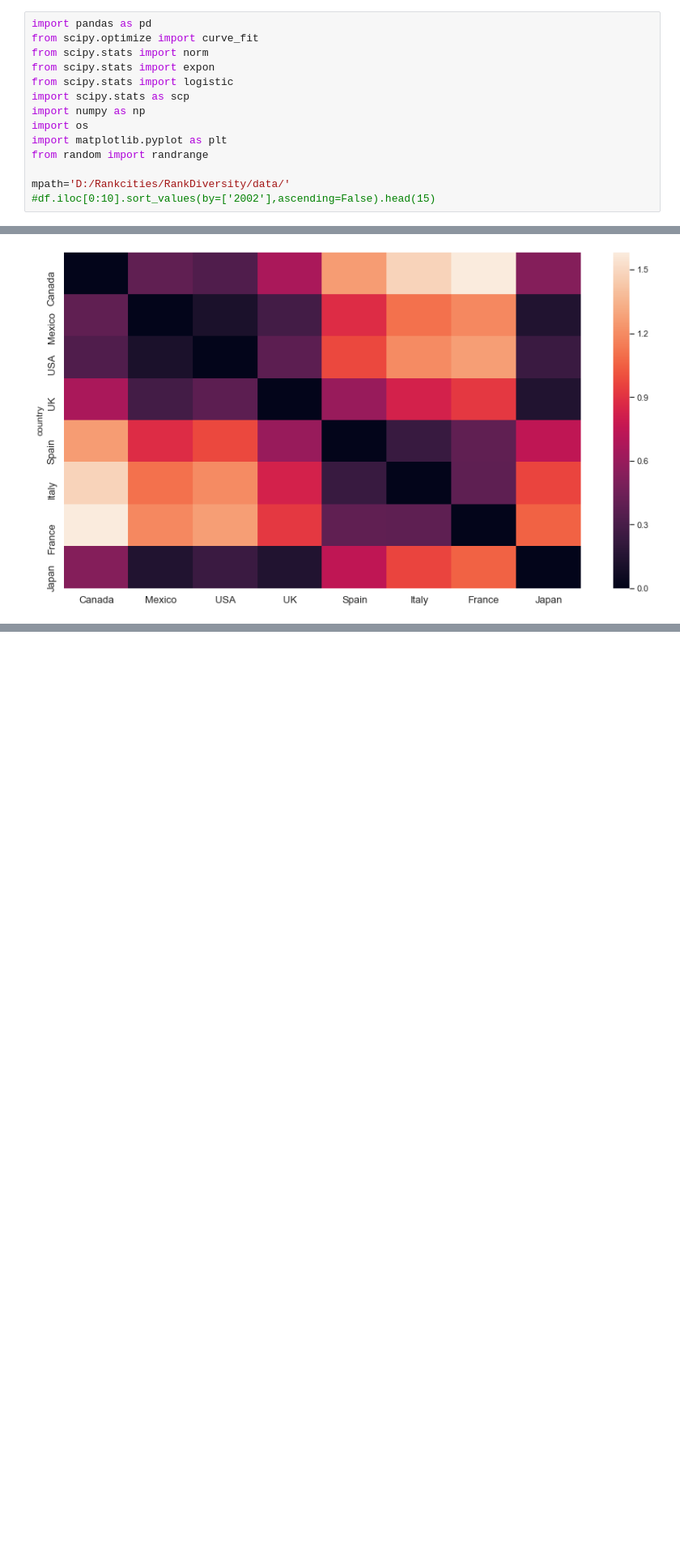
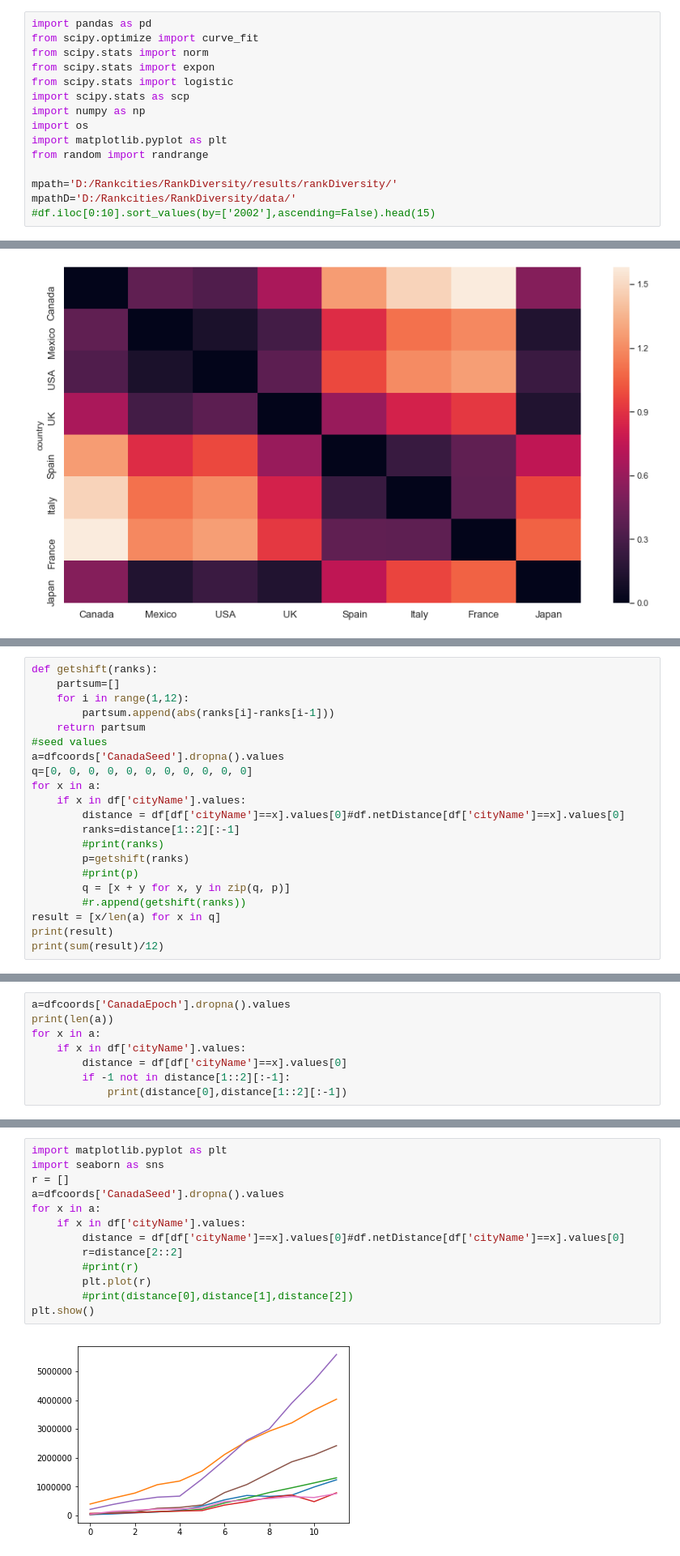
Before and after one commit to rmurcioUCL/RankDiversity, a Jupyter notebook: code/rankcities.ipynb, the cells around one changed output, grey strips where cells are left out. Shown: that part at 81% size. Saved outputs shown, nothing was run; the diff lists cells and outputs as text; blank space fills up the shorter version.

```diff
--- a/code/rankcities.ipynb
+++ b/code/rankcities.ipynb
@@ -10,7 +10,8 @@ import os
 import matplotlib.pyplot as plt
 from random import randrange
 
-mpath='D:/Rankcities/RankDiversity/data/'
+mpath='D:/Rankcities/RankDiversity/results/rankDiversity/'
+mpathD='D:/Rankcities/RankDiversity/data/'
 #df.iloc[0:10].sort_values(by=['2002'],ascending=False).head(15)
 # %%
 import matplotlib.ticker as ticker
@@ -381,0 +354,21 @@ fig.savefig(mpath+"distMatrixRank.png")
+# %%
+def getshift(ranks):
+    partsum=[]
+    for i in range(1,12):
+        partsum.append(abs(ranks[i]-ranks[i-1]))
+    return partsum
+#seed values
+a=dfcoords['CanadaSeed'].dropna().values
+q=[0, 0, 0, 0, 0, 0, 0, 0, 0, 0, 0]
+for x in a:
+    if x in df['cityName'].values:
+        distance = df[df['cityName']==x].values[0]#df.netDistance[df['cityName']==x].values[0]
+        ranks=distance[1::2][:-1]
+        #print(ranks)
+        p=getshift(ranks)
+        #print(p)
+        q = [x + y for x, y in zip(q, p)]
+        #r.append(getshift(ranks))
+result = [x/len(a) for x in q]
+print(result)
+print(sum(result)/12)
@@ -381,0 +378,8 @@ fig.savefig(mpath+"distMatrixRank.png")
+# %%
+a=dfcoords['CanadaEpoch'].dropna().values
+print(len(a))
+for x in a:
+    if x in df['cityName'].values:
+        distance = df[df['cityName']==x].values[0]
+        if -1 not in distance[1::2][:-1]:
+            print(distance[0],distance[1::2][:-1])
@@ -381,0 +404,15 @@ fig.savefig(mpath+"distMatrixRank.png")
+# %%
+import matplotlib.pyplot as plt
+import seaborn as sns
+r = []
+a=dfcoords['CanadaSeed'].dropna().values
+for x in a:
+    if x in df['cityName'].values:
+        distance = df[df['cityName']==x].values[0]#df.netDistance[df['cityName']==x].values[0]
+        r=distance[2::2]
+        #print(r)
+        plt.plot(r)
+        #print(distance[0],distance[1],distance[2])
+plt.show()
+# %% [output]
+[figure, added]
```
Also changed, not shown: parts of 13 cells of this notebook.
